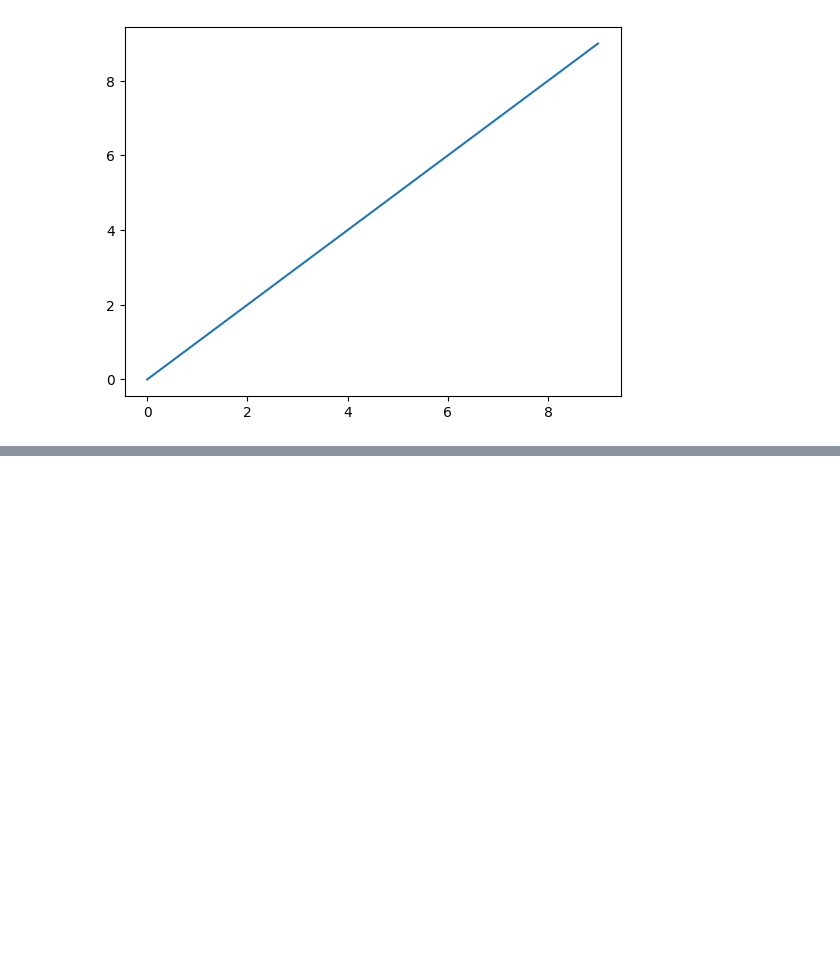
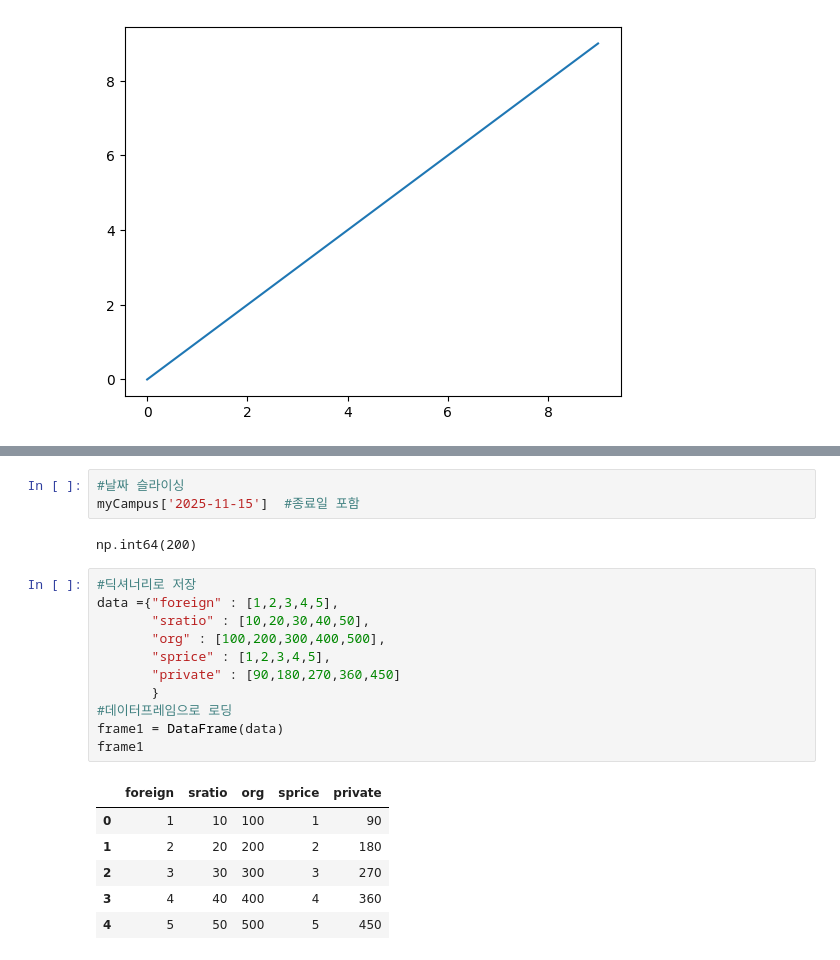
Before and after one commit to 79christmasb7980-design/python, a Jupyter notebook: demoPandas.ipynb, the cells around one changed output, grey strips where cells are left out. Cells and saved outputs as stored; diff of their text form; blank space fills up the shorter version.

```diff
--- a/demoPandas.ipynb
+++ b/demoPandas.ipynb
@@ -12,0 +28,23 @@ plt.plot(np.arange(10))
+# %%
+#날짜 슬라이싱
+myCampus['2025-11-15']  #종료일 포함
+# %% [output]
+np.int64(200)
+# %%
+#딕셔너리로 저장
+data ={"foreign" : [1,2,3,4,5],
+       "sratio" : [10,20,30,40,50],
+       "org" : [100,200,300,400,500],
+       "sprice" : [1,2,3,4,5],
+       "private" : [90,180,270,360,450]
+       }
+#데이터프레임으로 로딩
+frame1 = DataFrame(data)
+frame1
+# %% [output]
+|  | foreign | sratio | org | sprice | private |
+| 0 | 1 | 10 | 100 | 1 | 90 |
+| 1 | 2 | 20 | 200 | 2 | 180 |
+| 2 | 3 | 30 | 300 | 3 | 270 |
+| 3 | 4 | 40 | 400 | 4 | 360 |
+| 4 | 5 | 50 | 500 | 5 | 450 |
```
Also changed, not shown: parts of 11 cells of this notebook, 18 other files.
